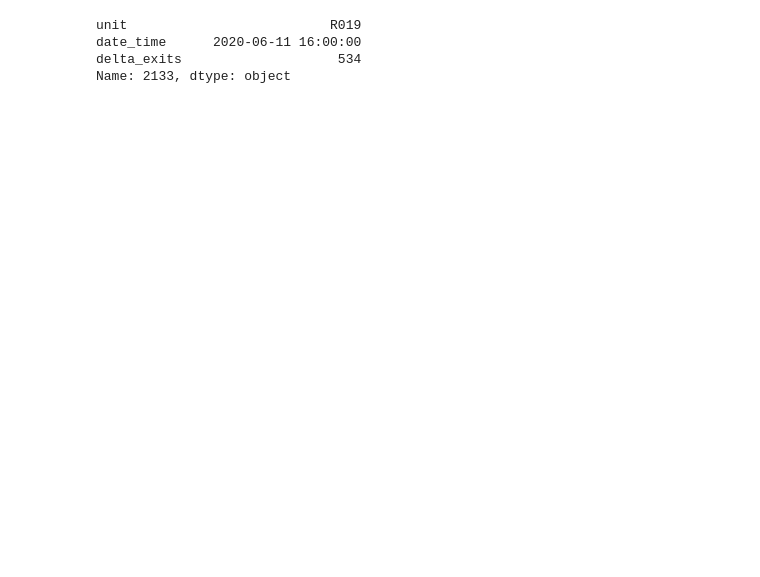
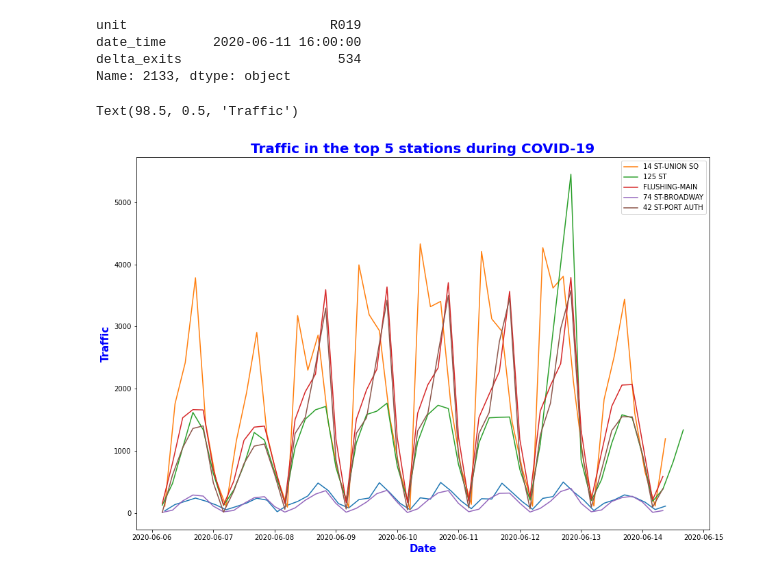
Before and after one commit to brianhtam/metis_project_1, a Jupyter notebook: Processed Data troubleshoot WITH PLOTS.ipynb, the cells around one changed output. Saved outputs shown, nothing was run; the diff lists cells and outputs as text; code cells hidden in the pictures; blank space fills up the shorter version.

```diff
--- a/Processed Data troubleshoot WITH PLOTS.ipynb
+++ b/Processed Data troubleshoot WITH PLOTS.ipynb
@@ -218,6 +215,25 @@ sample_df = unit_hourly[mask].head(50)
 import matplotlib.pyplot as plt
 import numpy as np
 import pandas as pd
+# %%
+plt.figure(figsize=[15,10])
+plt.plot(sample_df.date_time, sample_df.delta_exits)
+
+for i in top5units:
+    mask = (unit_hourly['unit'] == i)
+    top5_df = unit_hourly[mask].head(50)
+
+    plt.plot(top5_df.date_time, top5_df.delta_exits, label = top5_df.station.iloc[0])
+plt.legend()
+
+plt.savefig('top5 stations traffic.png')
+
+plt.title('Traffic in the top 5 stations during COVID-19', fontsize=20, weight='bold',color='b')
+plt.xlabel('Date', fontsize=15, weight='bold',color='b')
+plt.ylabel('Traffic', fontsize=15, weight='bold',color='b')
+# %% [output]
+Text(98.5, 0.5, 'Traffic')
+[figure, added]
 # %%
 plt.figure(figsize=[15,10])
 plt.plot(sample_df.date_time, sample_df.delta_exits)
```
Also changed, not shown: parts of 7 cells of this notebook.
